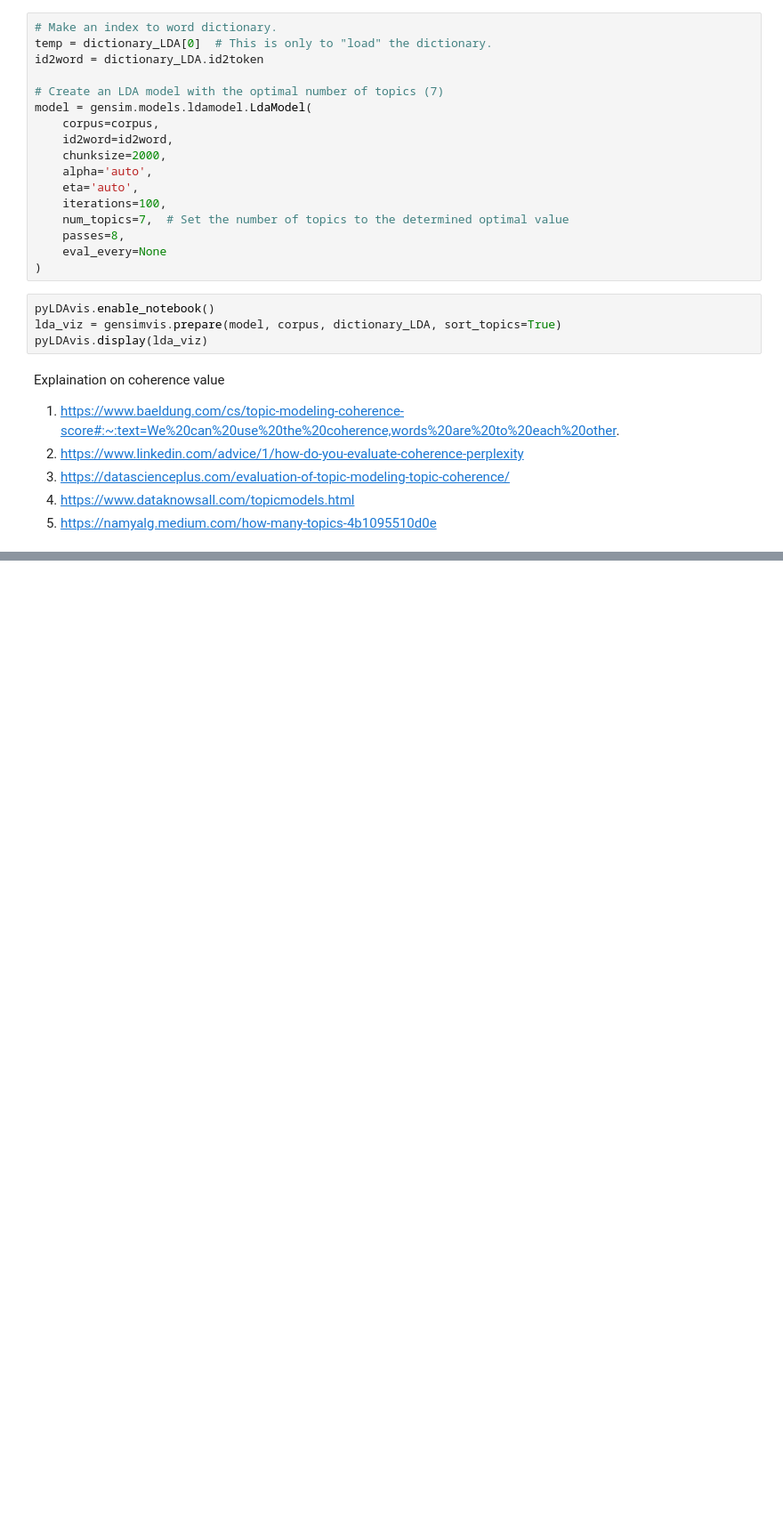
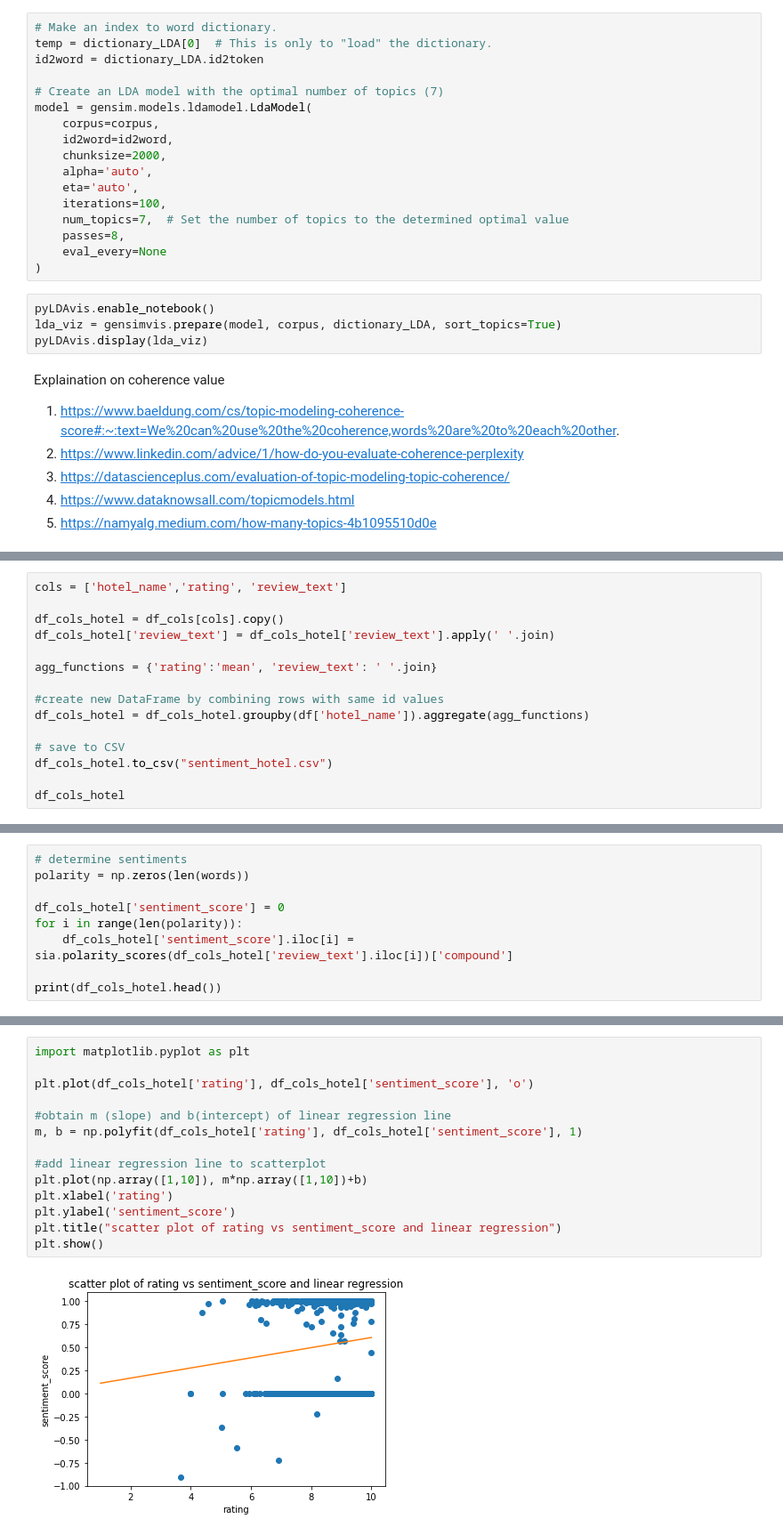
Before and after one commit to victorOle/project_TextAndSpeech, a Jupyter notebook: Booking.com - Topic Modelling.ipynb, the cells around one changed output, grey strips where cells are left out. Shown at 89% size. Drawn from its saved outputs; the diff is of its cells as text; blank space fills up the shorter version.

```diff
--- a/Booking.com - Topic Modelling.ipynb
+++ b/Booking.com - Topic Modelling.ipynb
@@ -452,0 +556,15 @@ fig.show()
+# %%
+cols = ['hotel_name','rating', 'review_text']
+
+df_cols_hotel = df_cols[cols].copy()
+df_cols_hotel['review_text'] = df_cols_hotel['review_text'].apply(' '.join)
+
+agg_functions = {'rating':'mean', 'review_text': ' '.join}
+
+#create new DataFrame by combining rows with same id values
+df_cols_hotel = df_cols_hotel.groupby(df['hotel_name']).aggregate(agg_functions)
+
+# save to CSV
+df_cols_hotel.to_csv("sentiment_hotel.csv")
+
+df_cols_hotel
@@ -452,0 +586,9 @@ fig.show()
+# %%
+# determine sentiments
+polarity = np.zeros(len(words))
+
+df_cols_hotel['sentiment_score'] = 0
+for i in range(len(polarity)):
+    df_cols_hotel['sentiment_score'].iloc[i] = sia.polarity_scores(df_cols_hotel['review_text'].iloc[i])['compound']
+
+print(df_cols_hotel.head())
@@ -452,0 +619,16 @@ fig.show()
+# %%
+import matplotlib.pyplot as plt
+
+plt.plot(df_cols_hotel['rating'], df_cols_hotel['sentiment_score'], 'o')
+
+#obtain m (slope) and b(intercept) of linear regression line
+m, b = np.polyfit(df_cols_hotel['rating'], df_cols_hotel['sentiment_score'], 1)
+
+#add linear regression line to scatterplot
+plt.plot(np.array([1,10]), m*np.array([1,10])+b)
+plt.xlabel('rating')
+plt.ylabel('sentiment_score')
+plt.title("scatter plot of rating vs sentiment_score and linear regression")
+plt.show()
+# %% [output]
+[figure, added]
```
Also changed, not shown: parts of 24 cells of this notebook, 3 other files.
